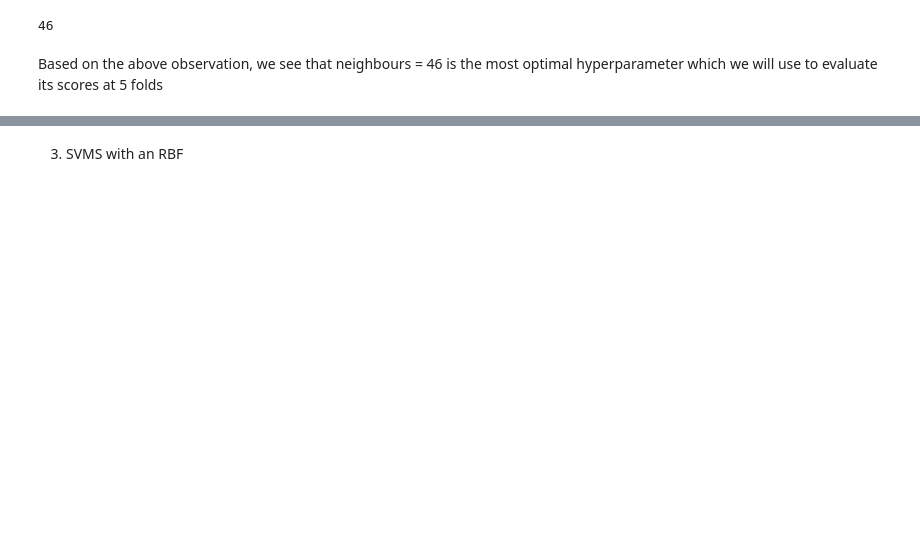
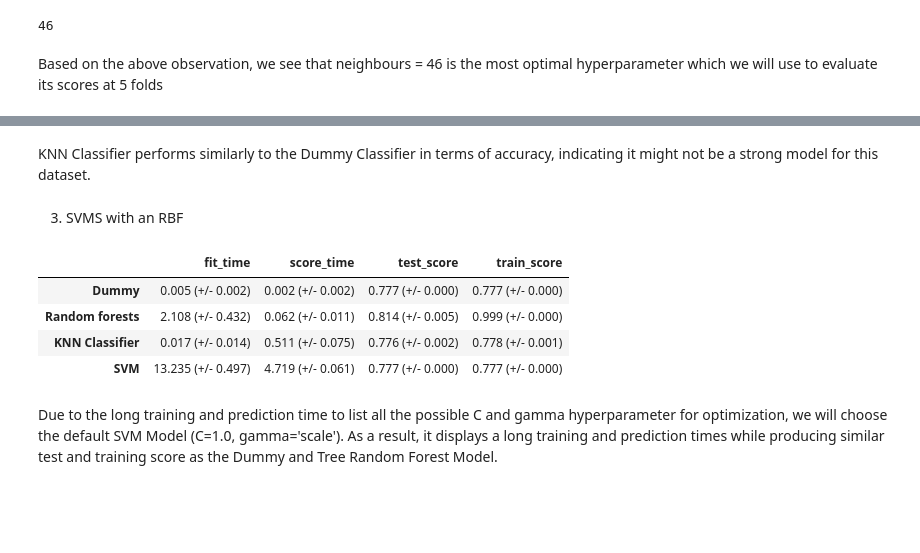
Before and after one commit to LaoAronn/CC-Default-Classification, a Jupyter notebook: hw5.ipynb, the cells around one changed output, grey strips where cells are left out. Drawn from its saved outputs; the diff is of its cells as text; code cells hidden in the pictures; blank space fills up the shorter version.

```diff
--- a/hw5.ipynb
+++ b/hw5.ipynb
@@ -762,25 +761,4 @@ pd.DataFrame(results).T
+# %% [markdown]
+KNN Classifier performs similarly to the Dummy Classifier in terms of accuracy, indicating it might not be a strong model for this dataset.
 # %% [markdown]
 3) SVMS with an RBF
-# %%
-# Lecture 4
-from sklearn.svm import SVC
-from sklearn.model_selection import GridSearchCV
-
-svc = SVC(kernel="rbf")
-
-param_grid = {
-    "C": [0.1, 1, 10, 100, 1000],
-    "gamma": [0.001, 0.01, 0.1, 1, 10]
-}
-
-# GridSearchCV with 5-fold cross-validation
-grid_search = GridSearchCV(svc, param_grid, cv=5, scoring="accuracy", return_train_score=True)
-
-grid_search.fit(trainX, trainY)
-
-
-best_params = grid_search.best_params_
-best_score = grid_search.best_score_
-
-print(best_params)
-print(best_score)
@@ -790,3 +765,26 @@ pd.DataFrame(scores)
+# %%
+# Lecture 4
+svm = SVC()
+cv_results = cross_validate(svm, trainX, trainY, return_train_score=True)
+
+# Format the results for SVM in the same way as your existing entries
+results["SVM"] = {
+    "fit_time": f"{np.mean(cv_results['fit_time']):.3f} (+/- {np.std(cv_results['fit_time']):.3f})",
+    "score_time": f"{np.mean(cv_results['score_time']):.3f} (+/- {np.std(cv_results['score_time']):.3f})",
+    "test_score": f"{np.mean(cv_results['test_score']):.3f} (+/- {np.std(cv_results['test_score']):.3f})",
+    "train_score": f"{np.mean(cv_results['train_score']):.3f} (+/- {np.std(cv_results['train_score']):.3f})",
+}
+
+# Display the results as a DataFrame
+pd.DataFrame(results).T
+# %% [output]
+|  | fit_time | score_time | test_score | train_score |
+| Dummy | 0.005 (+/- 0.002) | 0.002 (+/- 0.002) | 0.777 (+/- 0.000) | 0.777 (+/- 0.000) |
+| Random forests | 2.108 (+/- 0.432) | 0.062 (+/- 0.011) | 0.814 (+/- 0.005) | 0.999 (+/- 0.000) |
+| KNN Classifier | 0.017 (+/- 0.014) | 0.511 (+/- 0.075) | 0.776 (+/- 0.002) | 0.778 (+/- 0.001) |
+| SVM | 13.235 (+/- 0.497) | 4.719 (+/- 0.061) | 0.777 (+/- 0.000) | 0.777 (+/- 0.000) |
+# %% [markdown]
+Due to the long training and prediction time to list all the possible C and gamma hyperparameter for optimization, we will choose the default SVM Model (C=1.0, gamma='scale'). As a result, it displays a long training and prediction times while producing similar test and training score as the Dummy and Tree Random Forest Model.
 # %% [markdown]
 <!-- END QUESTION -->
 
```
Also changed, not shown: parts of 6 cells of this notebook.
